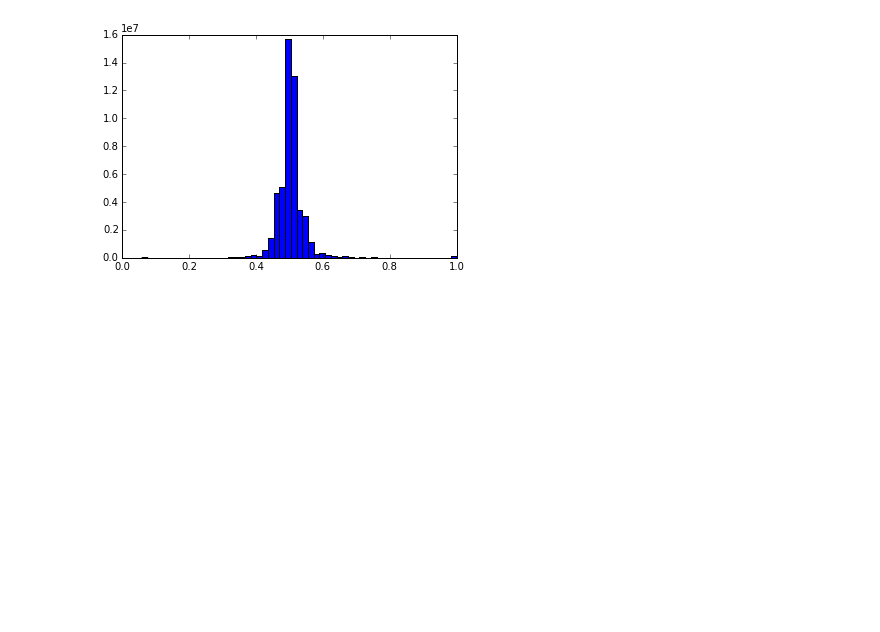
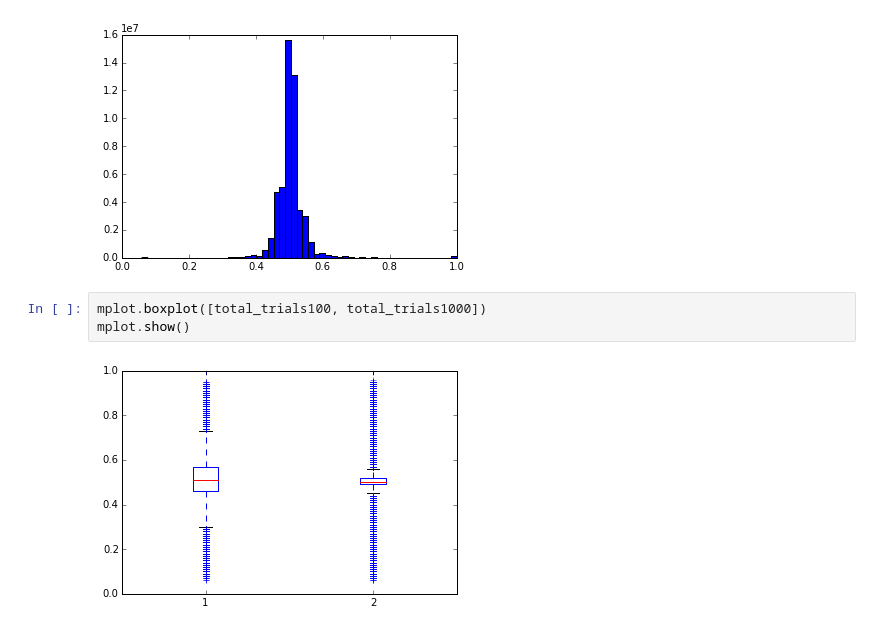
Before and after one commit to sovello/charting-coin-flips, a Jupyter notebook: charting_coin_flips.ipynb, the cells around one changed output. Saved outputs shown, nothing was run; the diff lists cells and outputs as text; blank space fills up the shorter version.

Commit message:
boxplots

```diff
--- a/charting_coin_flips.ipynb
+++ b/charting_coin_flips.ipynb
@@ -162,3 +161,8 @@ mplot.hist(total_trials1000, bins=55)
 mplot.show()
 # %% [output]
 [figure]
+# %%
+mplot.boxplot([total_trials100, total_trials1000])
+mplot.show()
+# %% [output]
+[figure, added]
```
Also changed, not shown: parts of 7 cells of this notebook.
